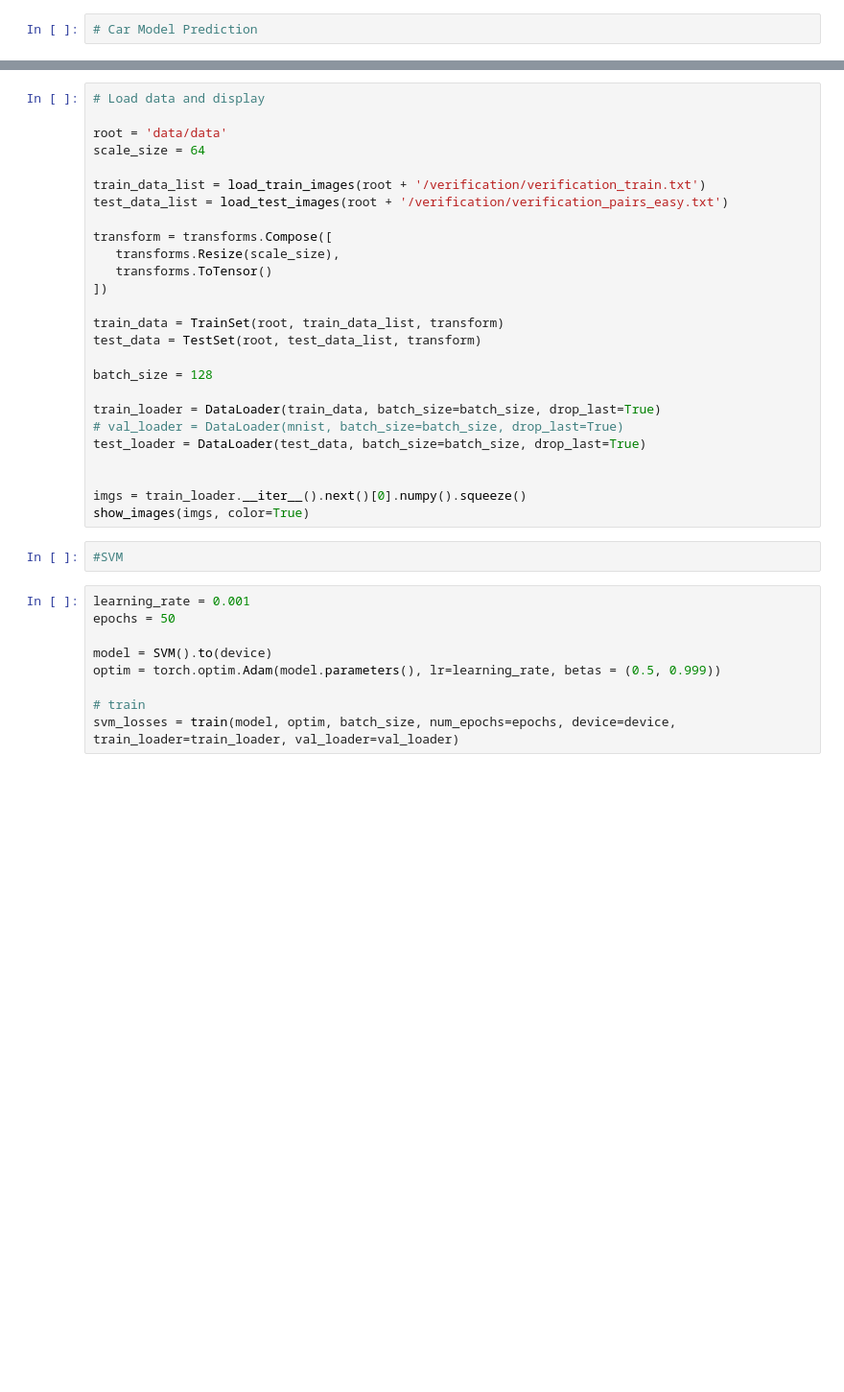
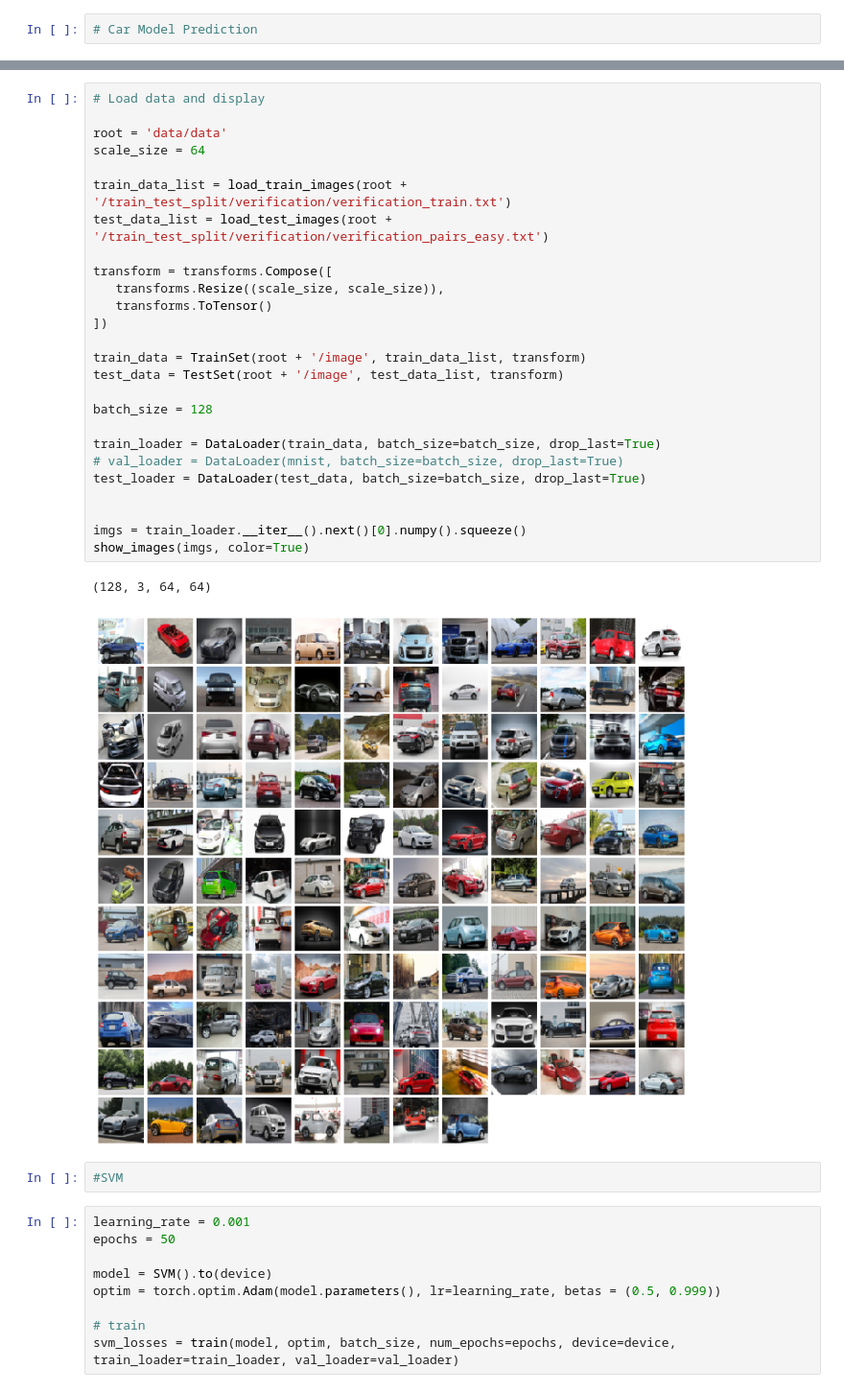
Before and after one commit to Principe92/car_prediction, a Jupyter notebook: project.ipynb, the cells around one changed output, grey strips where cells are left out. Shown at 96% size. Cells and saved outputs as stored; diff of their text form; blank space fills up the shorter version.

Commit message:
fixed data loading

```diff
--- a/project.ipynb
+++ b/project.ipynb
@@ -32,29 +35,32 @@ cuda:0 will be used as device
 # %%
 # Load data and display
 
 root = 'data/data'
 scale_size = 64
 
-train_data_list = load_train_images(root + '/verification/verification_train.txt')
-test_data_list = load_test_images(root + '/verification/verification_pairs_easy.txt')
+train_data_list = load_train_images(root + '/train_test_split/verification/verification_train.txt')
+test_data_list = load_test_images(root + '/train_test_split/verification/verification_pairs_easy.txt')
 
 transform = transforms.Compose([
-   transforms.Resize(scale_size),
+   transforms.Resize((scale_size, scale_size)),
    transforms.ToTensor()
 ])
 
-train_data = TrainSet(root, train_data_list, transform)
-test_data = TestSet(root, test_data_list, transform)
+train_data = TrainSet(root + '/image', train_data_list, transform)
+test_data = TestSet(root + '/image', test_data_list, transform)
 
 batch_size = 128
 
 train_loader = DataLoader(train_data, batch_size=batch_size, drop_last=True)
 # val_loader = DataLoader(mnist, batch_size=batch_size, drop_last=True)
 test_loader = DataLoader(test_data, batch_size=batch_size, drop_last=True)
 
 
 imgs = train_loader.__iter__().next()[0].numpy().squeeze()
 show_images(imgs, color=True)
+# %% [output]
+(128, 3, 64, 64)
+[figure, added]
 # %%
 #SVM
 # %%
```
Also changed, not shown: parts of 1 cell of this notebook, 2 other files.
